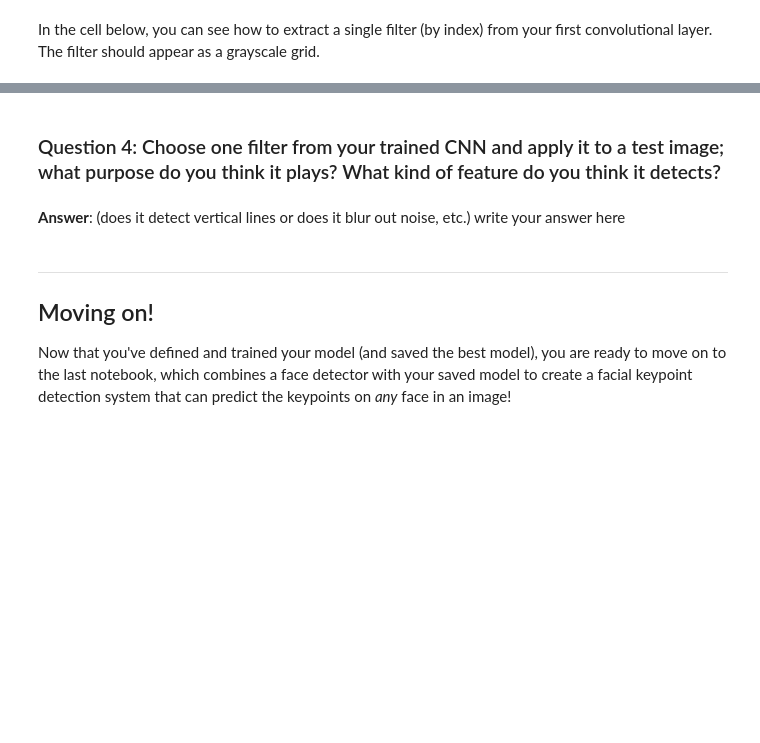
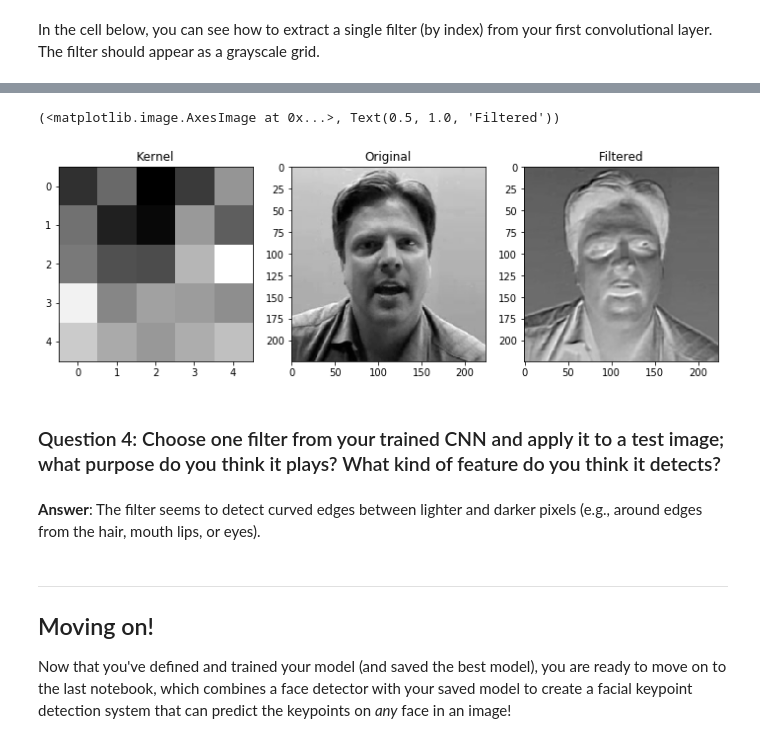
Before and after one commit to damieneyn/nd891-project-facial-keypoint-detection, a Jupyter notebook: 2. Define the Network Architecture.ipynb, the cells around one changed output, grey strips where cells are left out. Saved outputs shown, nothing was run; the diff lists cells and outputs as text; code cells hidden in the pictures; blank space fills up the shorter version.

```diff
--- a/2. Define the Network Architecture.ipynb
+++ b/2. Define the Network Architecture.ipynb
@@ -422,14 +825,35 @@ Next, choose a test image and filter it with one of the convolutional kernels in
 ### TODO: Filter an image to see the effect of a convolutional kernel
 ---
 # %%
-##TODO: load in and display any image from the transformed test dataset
+## TODO: load in and display any image from the transformed test dataset
 
-## TODO: Using cv's filter2D function,
+import cv2
+
+image_index = np.random.randint(0, len(test_dataset))
+image_sample = np.squeeze(test_dataset[image_index]['image'].numpy())
+
+## TODO: using cv's filter2D function,
 ## apply a specific set of filter weights (like the one displayed above) to the test image
+
+filter_index = np.random.randint(0, len(w))
+filter_sample = np.squeeze(w[filter_index])
+
+image_filtered = cv2.filter2D(image_sample, -1, filter_sample)
+
+fig = plt.figure(figsize=(12, 4))
+fig.add_subplot(1, 3, 1)
+plt.imshow(filter_sample, cmap='gray'), plt.title('Kernel')
+fig.add_subplot(1, 3, 2)
+plt.imshow(image_sample, cmap='gray'), plt.title('Original')
+fig.add_subplot(1, 3, 3)
+plt.imshow(image_filtered, cmap='gray'), plt.title('Filtered')
+# %% [output]
+(<matplotlib.image.AxesImage at 0x...>, Text(0.5, 1.0, 'Filtered'))
+[figure, added]
 # %% [markdown]
 ### Question 4: Choose one filter from your trained CNN and apply it to a test image; what purpose do you think it plays? What kind of feature do you think it detects?
-# %% [markdown]
-**Answer**: (does it detect vertical lines or does it blur out noise, etc.) write your answer here
+# %% [markdown]
+**Answer**: The filter seems to detect curved edges between lighter and darker pixels (e.g., around edges from the hair, mouth lips, or eyes).
 # %% [markdown]
 ---
 ## Moving on!
```
Also changed, not shown: parts of 36 cells of this notebook, 6 other files.
